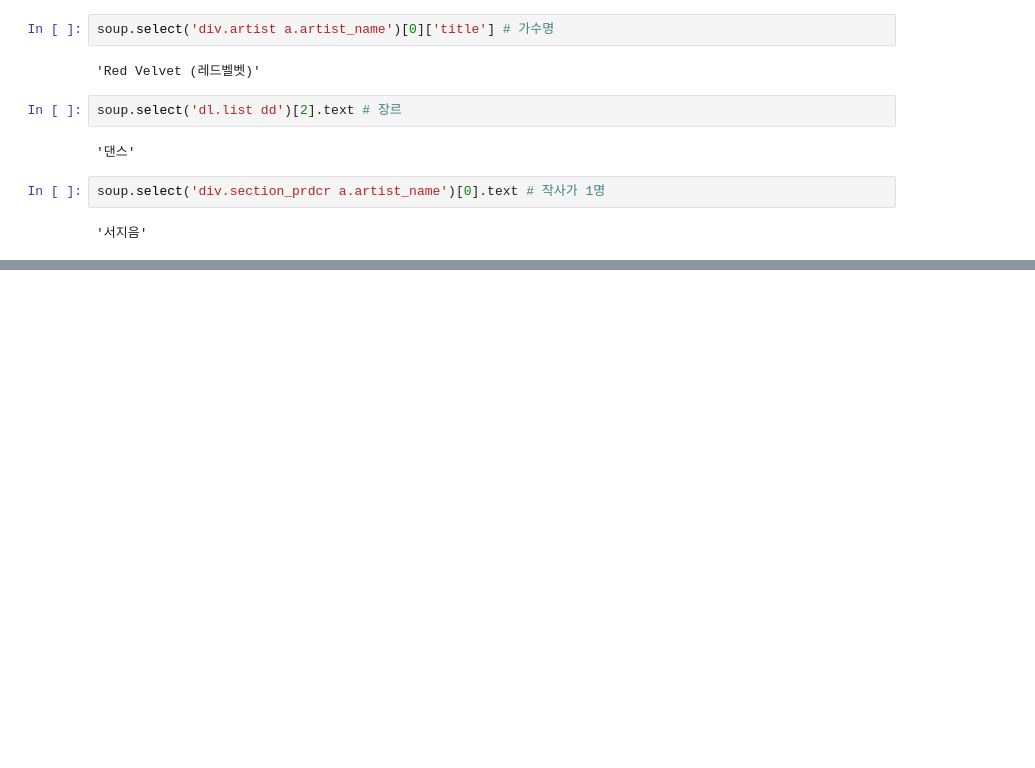
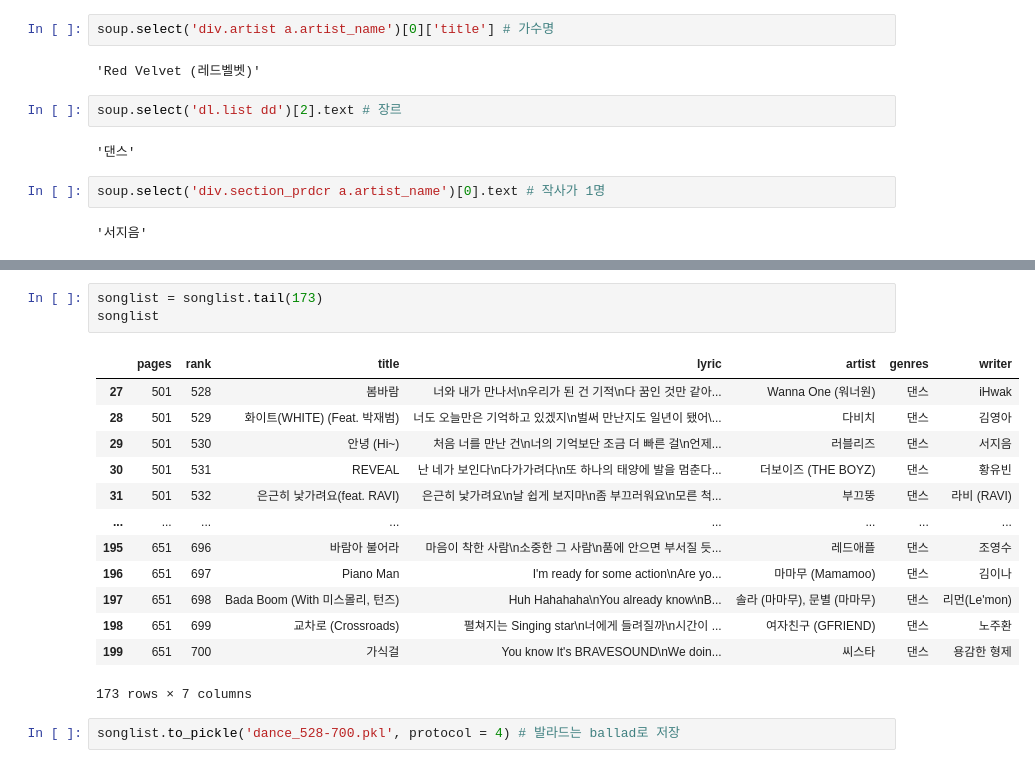
Before and after one commit to Hongbi-Kim/Writing_lyrics, a Jupyter notebook: melon_크롤링.ipynb, the cells around one changed output, grey strips where cells are left out. Saved outputs shown, nothing was run; the diff lists cells and outputs as text; blank space fills up the shorter version.

```diff
--- a/melon_크롤링.ipynb
+++ b/melon_크롤링.ipynb
@@ -101,0 +176,19 @@ for song in songid:
+# %%
+songlist = songlist.tail(173)
+songlist
+# %% [output]
+|  | pages | rank | title | lyric | artist | genres | writer |
+| 27 | 501 | 528 | 봄바람 | 너와 내가 만나서\n우리가 된 건 기적\n다 꿈인 것만 같아... | Wanna One (워너원) | 댄스 | iHwak |
+| 28 | 501 | 529 | 화이트(WHITE) (Feat. 박재범) | 너도 오늘만은 기억하고 있겠지\n벌써 만난지도 일년이 됐어\... | 다비치 | 댄스 | 김영아 |
+| 29 | 501 | 530 | 안녕 (Hi~) | 처음 너를 만난 건\n너의 기억보단 조금 더 빠른 걸\n언제... | 러블리즈 | 댄스 | 서지음 |
+| 30 | 501 | 531 | REVEAL | 난 네가 보인다\n다가가려다\n또 하나의 태양에 발을 멈춘다... | 더보이즈 (THE BOYZ) | 댄스 | 황유빈 |
+| 31 | 501 | 532 | 은근히 낯가려요(feat. RAVI) | 은근히 낯가려요\n날 쉽게 보지마\n좀 부끄러워요\n모른 척... | 부끄뚱 | 댄스 | 라비 (RAVI) |
+| ... | ... | ... | ... | ... | ... | ... | ... |
+| 195 | 651 | 696 | 바람아 불어라 | 마음이 착한 사람\n소중한 그 사람\n품에 안으면 부서질 듯... | 레드애플 | 댄스 | 조영수 |
+| 196 | 651 | 697 | Piano Man | I'm ready for some action\nAre yo... | 마마무 (Mamamoo) | 댄스 | 김이나 |
+| 197 | 651 | 698 | Bada Boom (With 미스몰리, 턴즈) | Huh Hahahaha\nYou already know\nB... | 솔라 (마마무), 문별 (마마무) | 댄스 | 리먼(Le'mon) |
+| 198 | 651 | 699 | 교차로 (Crossroads) | 펼쳐지는 Singing star\n너에게 들려질까\n시간이 ... | 여자친구 (GFRIEND) | 댄스 | 노주환 |
+| 199 | 651 | 700 | 가식걸 | You know It's BRAVESOUND\nWe doin... | 씨스타 | 댄스 | 용감한 형제 |
+173 rows × 7 columns
+# %%
+songlist.to_pickle('dance_528-700.pkl', protocol = 4) # 발라드는 ballad로 저장
```
Also changed, not shown: parts of 14 cells of this notebook, 3 other files.
